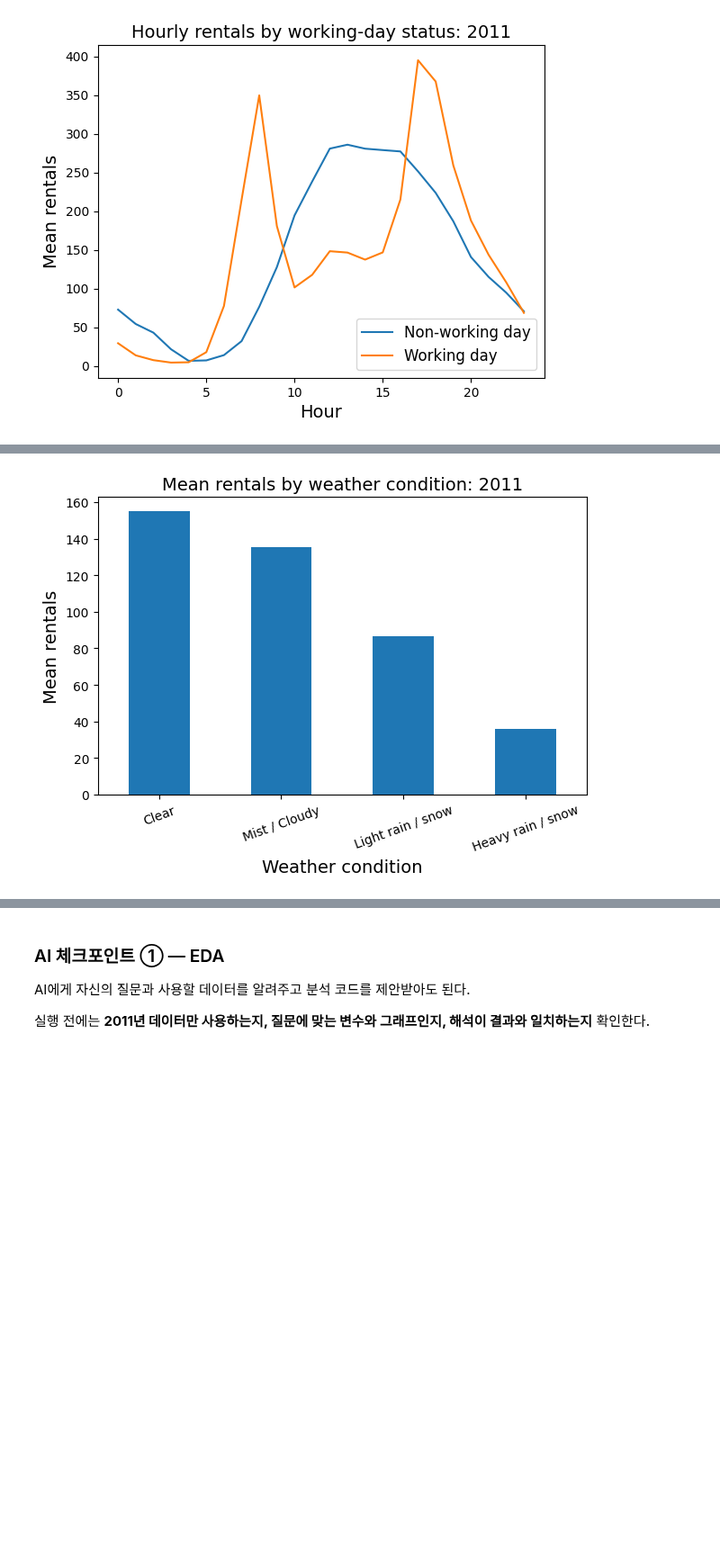
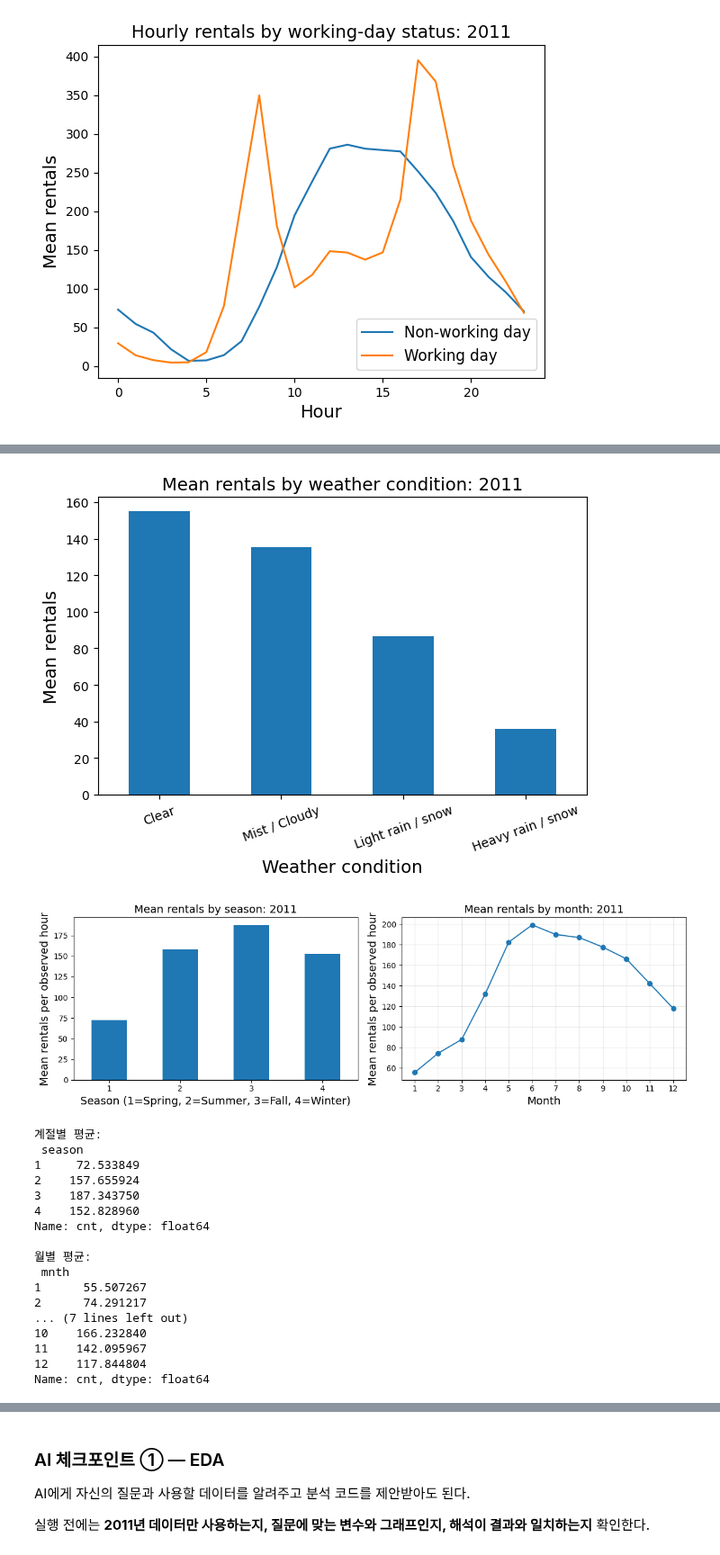
Before and after one commit to Sooyaaas/TEST, a Jupyter notebook: p1_project_bike_demand.ipynb, the cells around one changed output, grey strips where cells are left out. Shown at 90% size. Saved outputs shown, nothing was run; the diff lists cells and outputs as text; code cells hidden in the pictures; blank space fills up the shorter version.

```diff
--- a/p1_project_bike_demand.ipynb
+++ b/p1_project_bike_demand.ipynb
@@ -349,22 +353,87 @@ plt.show()
 # %%
 # TODO
 # 위에서 정한 EDA 질문을 확인하는 코드를 작성한다.
 weather_demand = df_2011.groupby("weathersit")["cnt"].mean()
 
 weather_demand.index = weather_demand.index.map({
     1: "Clear",
     2: "Mist / Cloudy",
     3: "Light rain / snow",
     4: "Heavy rain / snow"
 })
 
 weather_demand.plot(kind="bar")
 
 plt.xlabel("Weather condition")
 plt.ylabel("Mean rentals")
 plt.title("Mean rentals by weather condition: 2011")
 plt.xticks(rotation=20)
 plt.tight_layout()
 plt.show()
+
+season_mean = df_2011.groupby("season")["cnt"].mean()
+month_mean = df_2011.groupby("mnth")["cnt"].mean()
+
+fig, axes = plt.subplots(1, 2, figsize=(12, 4))
+
+season_mean.plot(kind="bar", ax=axes[0])
+axes[0].set_title("Mean rentals by season: 2011")
+axes[0].set_xlabel("Season (1=Spring, 2=Summer, 3=Fall, 4=Winter)")
+axes[0].set_ylabel("Mean rentals per observed hour")
+axes[0].tick_params(axis="x", rotation=0)
+
+month_mean.plot(kind="line", marker="o", ax=axes[1])
+axes[1].set_title("Mean rentals by month: 2011")
+axes[1].set_xlabel("Month")
+axes[1].set_ylabel("Mean rentals per observed hour")
+axes[1].set_xticks(range(1, 13))
+axes[1].grid(alpha=0.3)
+
+plt.tight_layout()
+plt.show()
+
+print("계절별 평균:\n", season_mean)
+print("\n월별 평균:\n", month_mean)
+
+weather_features = ["temp", "atemp", "hum", "windspeed"]
+
+fig, axes = plt.subplots(2, 2, figsize=(12, 8))
+
+for feature, ax in zip(weather_features, axes.flat):
+    # 값을 분위수 기준으로 최대 10개 구간으로 나눔
+    bins = pd.qcut(df_2011[feature], q=10, duplicates="drop")
+
+    binned_mean = df_2011.groupby(
+        bins, observed=True
+    )["cnt"].mean()
+
+    # 각 구간의 중간값을 x축에 사용
+    x = [interval.mid for interval in binned_mean.index]
+    ax.plot(x, binned_mean.values, marker="o")
+    ax.set_title(f"Mean rentals by {feature}: 2011")
+    ax.set_xlabel(feature + " (normalized)")
+    ax.set_ylabel("Mean rentals per observed hour")
+    ax.grid(alpha=0.3)
+
+plt.tight_layout()
+plt.show()
 # %% [output]
 [figure]
+[figure, added]
+계절별 평균:
+ season
+1     72.533849
+2    157.655924
+3    187.343750
+4    152.828960
+Name: cnt, dtype: float64
+
+월별 평균:
+ mnth
+1      55.507267
+2      74.291217
+... (7 lines left out)
+10    166.232840
+11    142.095967
+12    117.844804
+Name: cnt, dtype: float64
```
Also changed, not shown: parts of 10 cells of this notebook.
